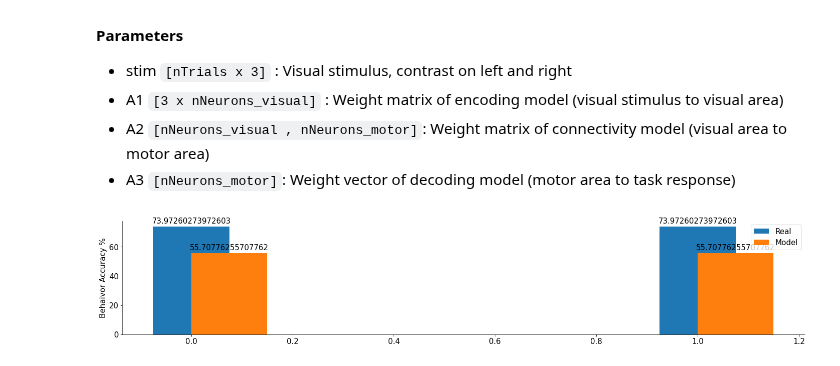
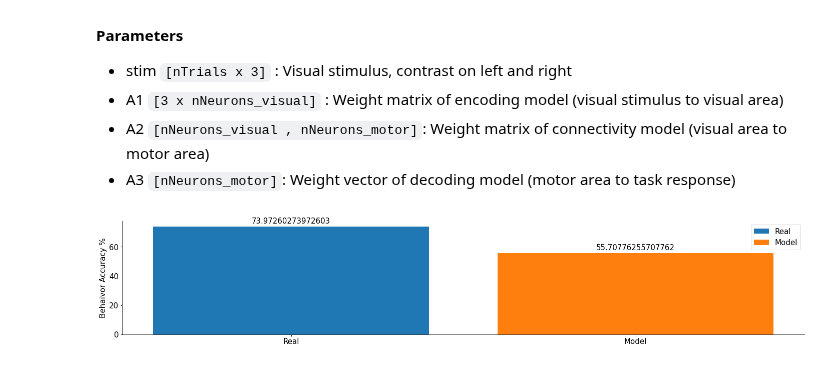
Before and after one commit to mgonzal1/nma_wombat_connectivy_project, a Jupyter notebook: connectivity.ipynb, the cells around one changed output. Drawn from its saved outputs; the diff is of its cells as text; code cells hidden in the pictures.

Commit message:
fix accuracy plot

```diff
--- a/connectivity.ipynb
+++ b/connectivity.ipynb
@@ -557,36 +557,36 @@ acc_behav_model= 100*(np.sum(binary_dat_hat==True)/len(binary_dat_hat))
 
 
 labels = ["Behavior", "Model"]
-x = np.arange(len(labels))  # the label locations
+#x = np.arange(len(labels))  # the label locations
 width = 0.15  # the width of the bars
 
 fig, ax = plt.subplots()
 
-rects1 = ax.bar( x, acc_behav, width, label='Real')
-#ax.bar( x, acc_behav, width, label='Behavior')
-rects2 = ax.bar(x + width/2, acc_behav_model, width, label='Model')
+rects1 = ax.bar( "Real", acc_behav,  label='Real')
+
+rects2 = ax.bar("Model" , acc_behav_model,  label='Model')
 
 # Add some text for labels, title and custom x-axis tick labels, etc.
 ax.set_ylabel('Behaivor Accuracy %')
 
 
 ax.legend()
 
 
 def autolabel(rects):
     """Attach a text label above each bar in *rects*, displaying its height."""
     for rect in rects:
         height = rect.get_height()
         ax.annotate('{}'.format(height),
                     xy=(rect.get_x() + rect.get_width() / 2, height),
                     xytext=(0, 3),  # 3 points vertical offset
                     textcoords="offset points",
                     ha='center', va='bottom')
 
 
 autolabel(rects1)
 autolabel(rects2)
 
 plt.show()
 # %% [output]
-[figure, old version]
+[figure, new version]
```
